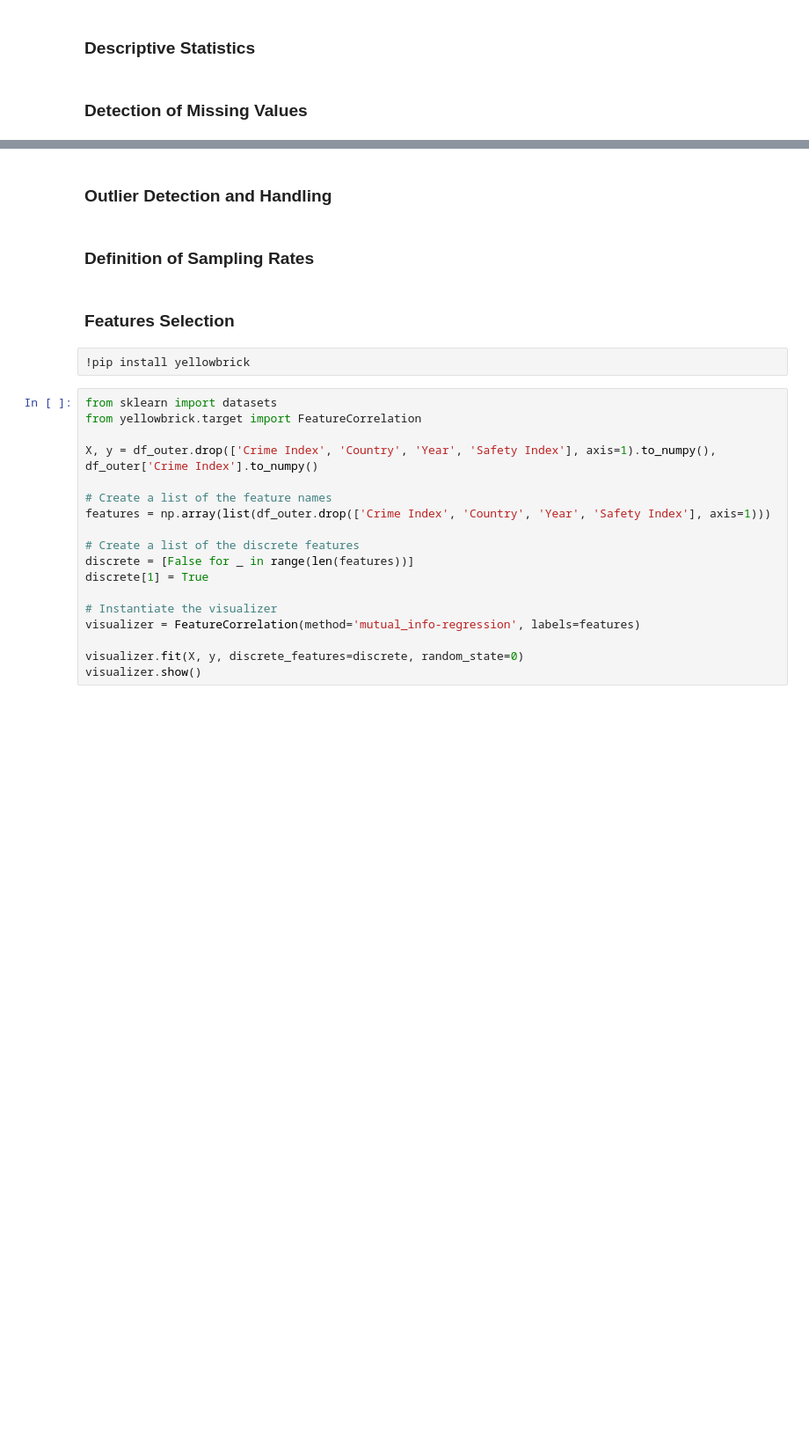
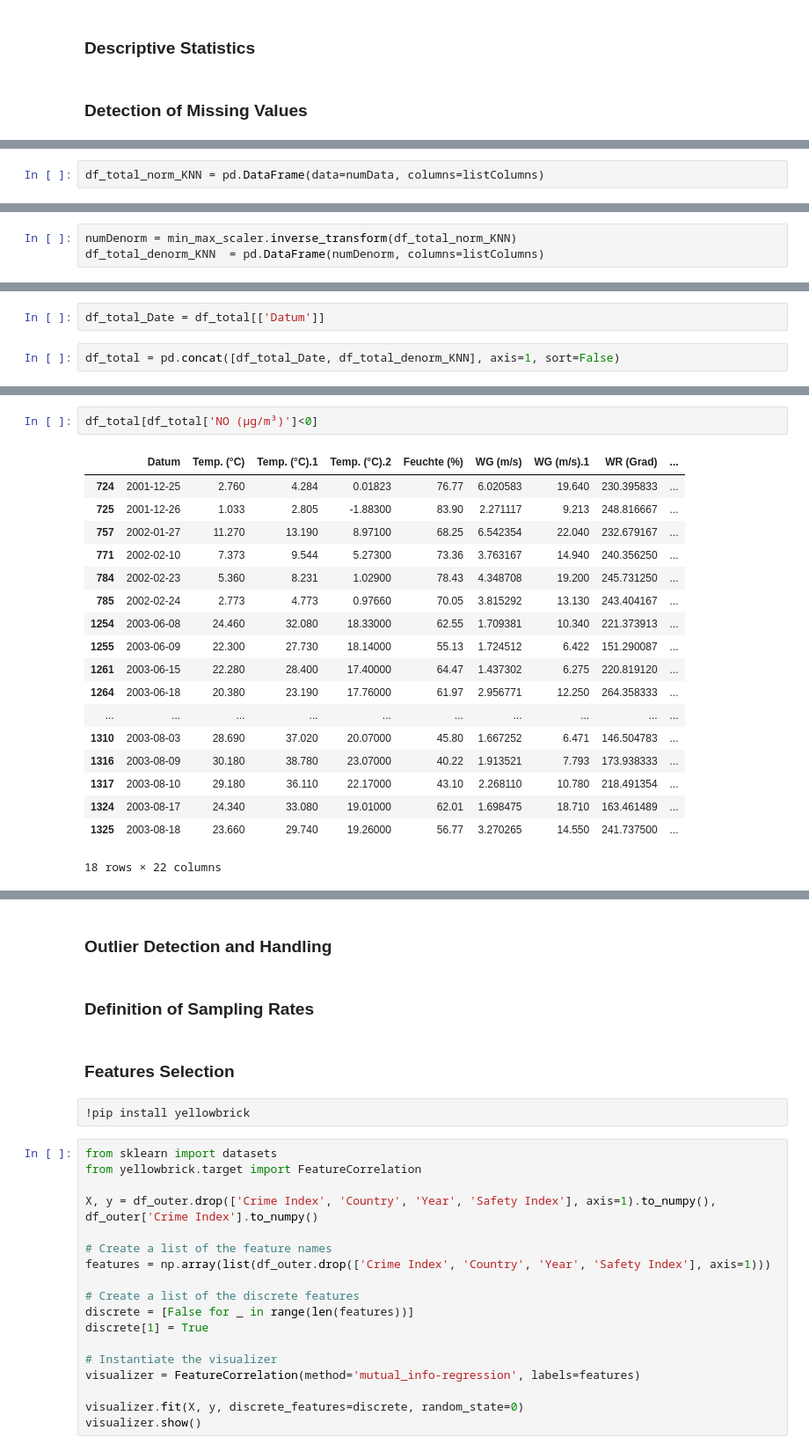
Before and after one commit to SvetiB/AirQualityStuttgart, a Jupyter notebook: AirQualityStuttgart.ipynb, the cells around one changed output, grey strips where cells are left out. Shown: that part at 88% size. Cells and saved outputs as stored; diff of their text form; blank space fills up the shorter version.

```diff
--- a/AirQualityStuttgart.ipynb
+++ b/AirQualityStuttgart.ipynb
@@ -431,0 +442,2 @@ df_outer=df_outer.dropna()
+# %%
+df_total_norm_KNN = pd.DataFrame(data=numData, columns=listColumns)
@@ -431,0 +456,3 @@ df_outer=df_outer.dropna()
+# %%
+numDenorm = min_max_scaler.inverse_transform(df_total_norm_KNN)
+df_total_denorm_KNN  = pd.DataFrame(numDenorm, columns=listColumns)
@@ -431,0 +461,4 @@ df_outer=df_outer.dropna()
+# %%
+df_total_Date = df_total[['Datum']]
+# %%
+df_total = pd.concat([df_total_Date, df_total_denorm_KNN], axis=1, sort=False)
@@ -431,0 +475,21 @@ df_outer=df_outer.dropna()
+# %%
+df_total[df_total['NO (µg/m³)']<0]
+# %% [output]
+|  | Datum | Temp. (°C) | Temp. (°C).1 | Temp. (°C).2 | Feuchte (%) | WG (m/s) | WG (m/s).1 | WR (Grad) | ... |
+| 724 | 2001-12-25 | 2.760 | 4.284 | 0.01823 | 76.77 | 6.020583 | 19.640 | 230.395833 | ... |
+| 725 | 2001-12-26 | 1.033 | 2.805 | -1.88300 | 83.90 | 2.271117 | 9.213 | 248.816667 | ... |
+| 757 | 2002-01-27 | 11.270 | 13.190 | 8.97100 | 68.25 | 6.542354 | 22.040 | 232.679167 | ... |
+| 771 | 2002-02-10 | 7.373 | 9.544 | 5.27300 | 73.36 | 3.763167 | 14.940 | 240.356250 | ... |
+| 784 | 2002-02-23 | 5.360 | 8.231 | 1.02900 | 78.43 | 4.348708 | 19.200 | 245.731250 | ... |
+| 785 | 2002-02-24 | 2.773 | 4.773 | 0.97660 | 70.05 | 3.815292 | 13.130 | 243.404167 | ... |
+| 1254 | 2003-06-08 | 24.460 | 32.080 | 18.33000 | 62.55 | 1.709381 | 10.340 | 221.373913 | ... |
+| 1255 | 2003-06-09 | 22.300 | 27.730 | 18.14000 | 55.13 | 1.724512 | 6.422 | 151.290087 | ... |
+| 1261 | 2003-06-15 | 22.280 | 28.400 | 17.40000 | 64.47 | 1.437302 | 6.275 | 220.819120 | ... |
+| 1264 | 2003-06-18 | 20.380 | 23.190 | 17.76000 | 61.97 | 2.956771 | 12.250 | 264.358333 | ... |
+| ... | ... | ... | ... | ... | ... | ... | ... | ... | ... |
+| 1310 | 2003-08-03 | 28.690 | 37.020 | 20.07000 | 45.80 | 1.667252 | 6.471 | 146.504783 | ... |
+| 1316 | 2003-08-09 | 30.180 | 38.780 | 23.07000 | 40.22 | 1.913521 | 7.793 | 173.938333 | ... |
+| 1317 | 2003-08-10 | 29.180 | 36.110 | 22.17000 | 43.10 | 2.268110 | 10.780 | 218.491354 | ... |
+| 1324 | 2003-08-17 | 24.340 | 33.080 | 19.01000 | 62.01 | 1.698475 | 18.710 | 163.461489 | ... |
+| 1325 | 2003-08-18 | 23.660 | 29.740 | 19.26000 | 56.77 | 3.270265 | 14.550 | 241.737500 | ... |
+18 rows × 22 columns
```
Also changed, not shown: parts of 38 cells of this notebook.
